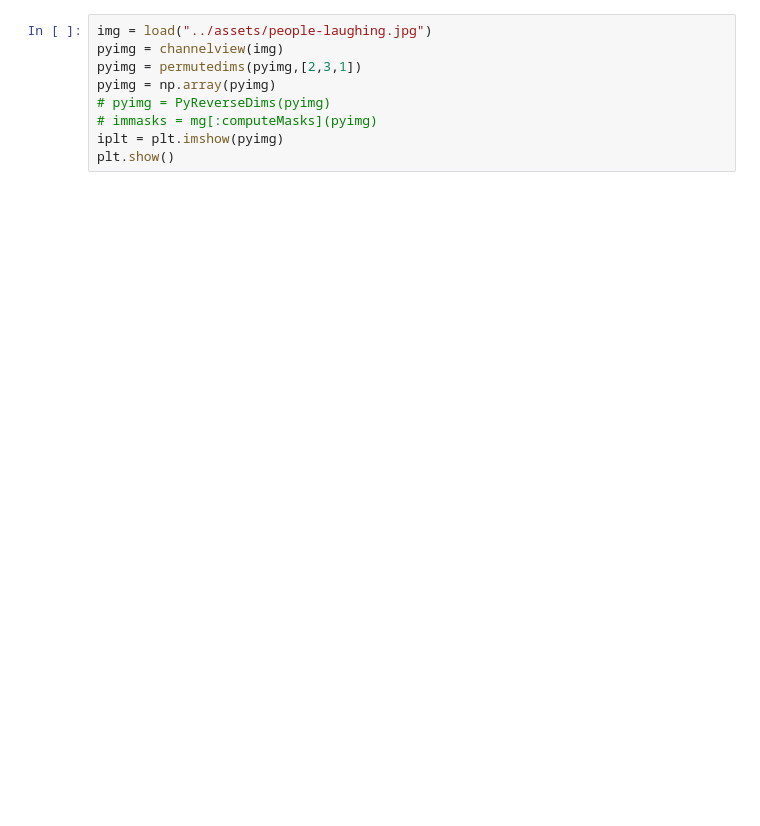
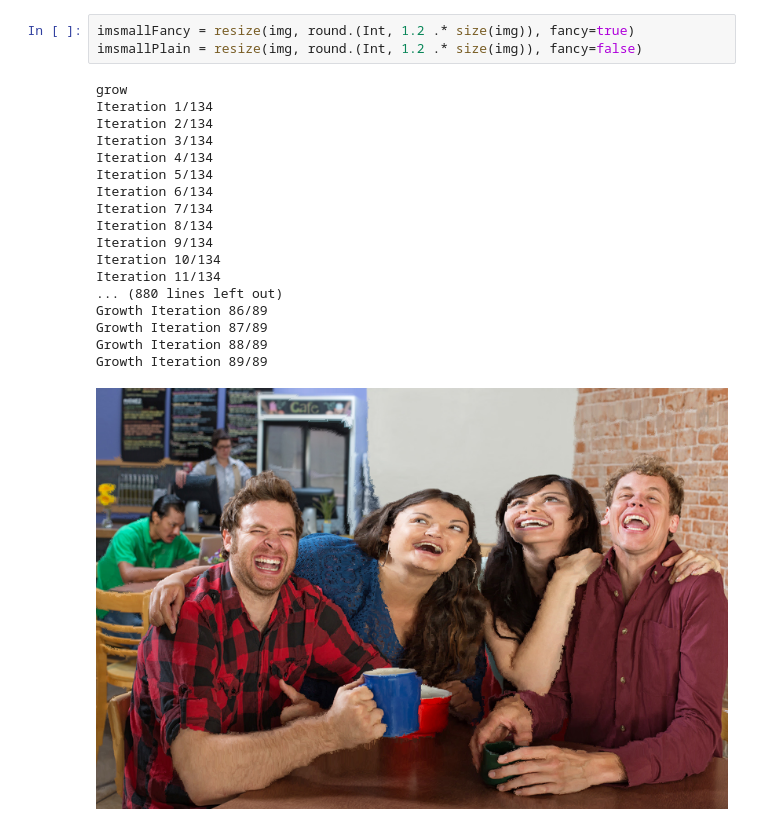
Before and after one commit to smsegal/seam-carving-mask-rcnn, a Jupyter notebook: src/testPycall.ipynb, the cells around one changed output. Drawn from its saved outputs; the diff is of its cells as text; blank space fills up the shorter version.

Commit message:
fixed growDim

```diff
--- a/src/testPycall.ipynb
+++ b/src/testPycall.ipynb
@@ -62,9 +65,22 @@ PyObject <imageMasks.MaskGenerator object at 0x...>
-# %%
-img = load("../assets/people-laughing.jpg")
-pyimg = channelview(img)
-pyimg = permutedims(pyimg,[2,3,1])
-pyimg = np.array(pyimg)
-# pyimg = PyReverseDims(pyimg)
-# immasks = mg[:computeMasks](pyimg)
-iplt = plt.imshow(pyimg)
-plt.show()
+# %%
+imsmallFancy = resize(img, round.(Int, 1.2 .* size(img)), fancy=true)
+imsmallPlain = resize(img, round.(Int, 1.2 .* size(img)), fancy=false)
+# %% [output]
+grow
+Iteration 1/134
+Iteration 2/134
+Iteration 3/134
+Iteration 4/134
+Iteration 5/134
+Iteration 6/134
+Iteration 7/134
+Iteration 8/134
+Iteration 9/134
+Iteration 10/134
+Iteration 11/134
+... (880 lines left out)
+Growth Iteration 86/89
+Growth Iteration 87/89
+Growth Iteration 88/89
+Growth Iteration 89/89
+[figure, added]
```
Also changed, not shown: parts of 8 cells of this notebook, 2 other files.
